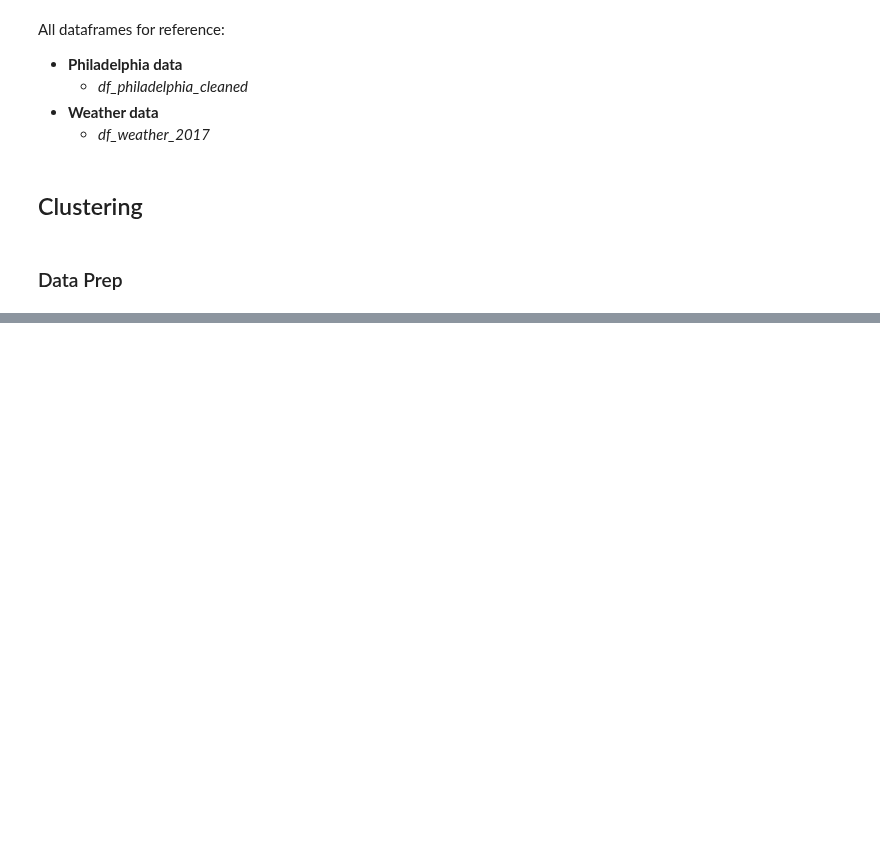
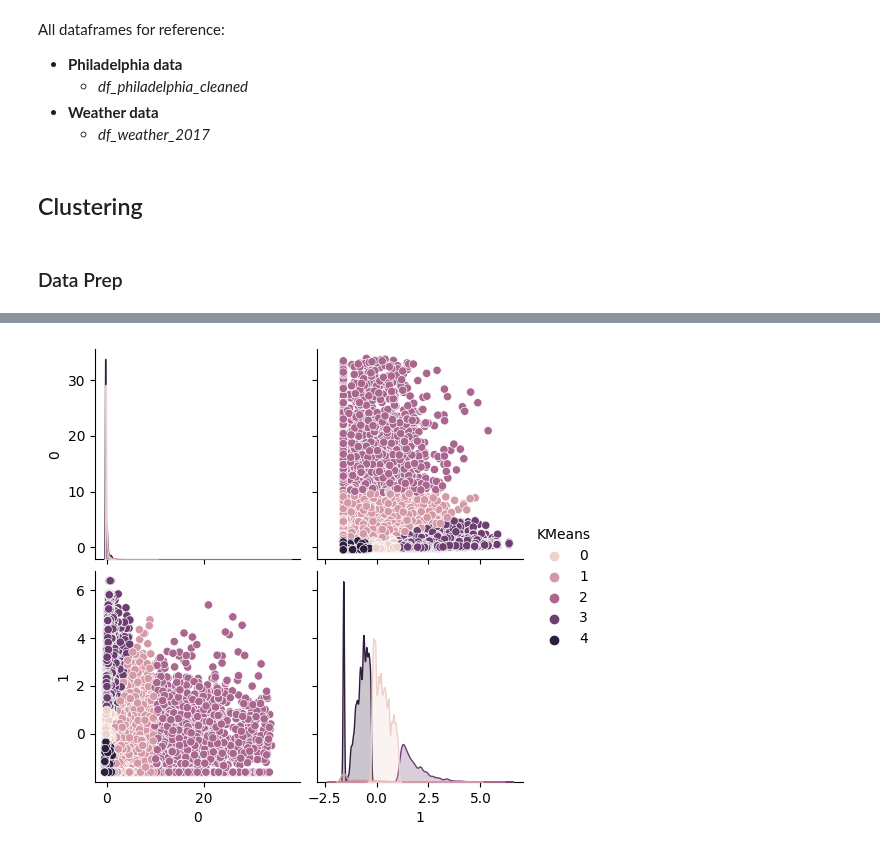
Before and after one commit to yassinehammou27/intentionally_blank, a Jupyter notebook: Team Assignment - Intentionally Blank.ipynb, the cells around one changed output, grey strips where cells are left out. Cells and saved outputs as stored; diff of their text form; code cells hidden in the pictures; blank space fills up the shorter version.

```diff
--- a/Team Assignment - Intentionally Blank.ipynb
+++ b/Team Assignment - Intentionally Blank.ipynb
@@ -307,16 +311,16 @@ df_philadelphia_cleaned
 # %%
 df_phil_clustering = df_philadelphia_cleaned.copy()
 
-df_phil_clustering.loc[:,"end_month"] = df_philadelphia_2017_joined["end_time"].dt.month
-df_phil_clustering.loc[:,"end_week"] = df_philadelphia_2017_joined["end_time"].dt.isocalendar().week
-df_phil_clustering.loc[:,"end_weekday"] = df_philadelphia_2017_joined["end_time"].dt.weekday
-df_phil_clustering.loc[:,"end_day"] = df_philadelphia_2017_joined["end_time"].dt.day
-df_phil_clustering.loc[:,"end_hour"] = df_philadelphia_2017_joined["end_time"].dt.hour
-df_phil_clustering.drop(['start_time', 'end_time', 'start_station_name', 'end_station_name', 'start_lat', 'start_lon', 'end_lat', 'end_lon'], axis=1, inplace=True)
+for i in range(0, len(df_phil_clustering)):
+    combined_start_coordinates = (df_phil_clustering.at[i, 'start_lat'], df_phil_clustering.at[i, 'start_lon'])
+    combined_end_coordinates = (df_phil_clustering.at[i, 'end_lat'], df_phil_clustering.at[i, 'end_lon'])
+
+    # By default haversine uses km, so no need to set extra units
+    df_phil_clustering.at[i, 'distance_in_km'] = hs.haversine(combined_start_coordinates, combined_end_coordinates)
+
+# Deleting every column except for a feature columns after calculating them
+df_phil_clustering.drop(['start_time', 'end_time', 'start_station_id', 'end_station_id', 'bike_id', 'user_type', 'start_station_name', 'end_station_name',
+'start_lat', 'start_lon', 'end_lat', 'end_lon', 'month', 'week', 'weekday', 'day', 'hour'], axis=1, inplace=True)
 df_phil_clustering.loc[:, 'trip_duration'] = df_phil_clustering['trip_duration'].dt.seconds / 60
 df_phil_clustering.rename(columns={'trip_duration': 'trip_duration in minutes'}, inplace=True)
 df_phil_clustering['trip_duration in minutes'] = df_phil_clustering['trip_duration in minutes'].astype(int)
-df_phil_clustering.reset_index(inplace=True, drop=True)
-user_type = df_phil_clustering['user_type']
-df_phil_clustering.drop(['user_type'], axis=1, inplace=True)
-df_phil_clustering
@@ -422,0 +371,11 @@ sns.boxplot(x='user_type', y='First PC', data = df_phil_clustering_pca)
+# %%
+# This function calculates for a the defined amount of clusters KMeans on the given dataframe
+def calcKMeans(numClusters, dataframe):
+    #numbers = [range(0, numClusters)]
+
+    result = KMeans(n_clusters=numClusters)
+    result.fit(dataframe)
+
+    dataframe['KMeans'] = result.predict(dataframe)
+    #dataframe['KMeans'] = dataframe['KMeans'].apply(lambda x: numbers[x])
+    sns.pairplot(data=dataframe, hue='KMeans')
@@ -422,0 +387,4 @@ sns.boxplot(x='user_type', y='First PC', data = df_phil_clustering_pca)
+# %%
+calcKMeans(5, df_phil_clustering_scaled)
+# %% [output]
+[figure, added]
```
Also changed, not shown: parts of 18 cells of this notebook.
